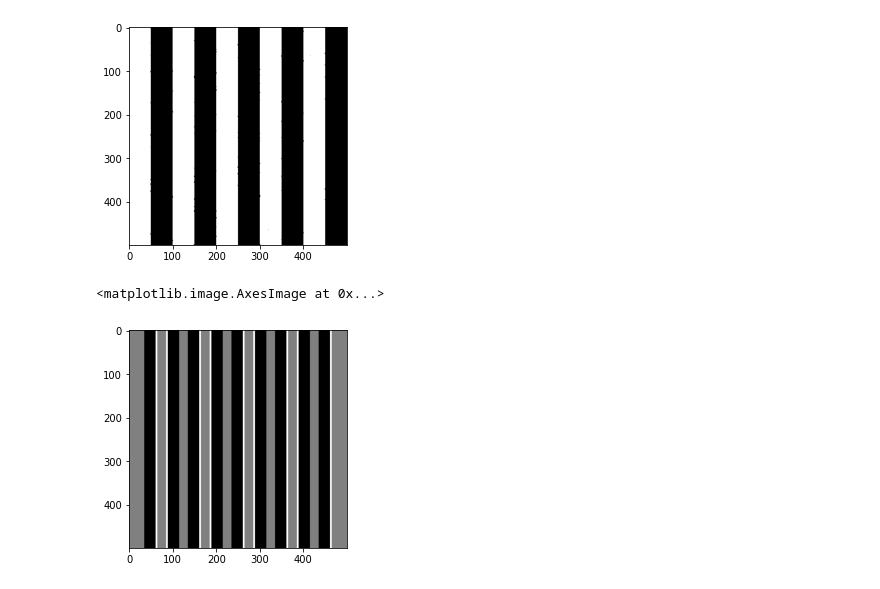
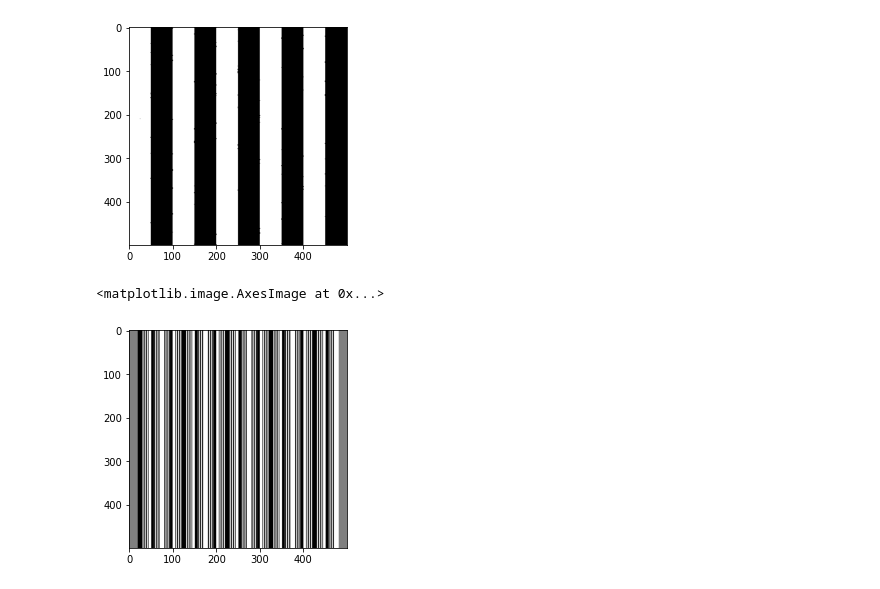
Before and after one commit to GreyImediary/image_processing_labs, a Jupyter notebook: lab4/lab_4.ipynb, the cells around one changed output. Drawn from its saved outputs; the diff is of its cells as text; code cells hidden in the pictures.

```diff
--- a/lab4/lab_4.ipynb
+++ b/lab4/lab_4.ipynb
@@ -55,7 +55,7 @@ a = image(b)
 [figure]
 # %%
 #линейный сглаживающий фильтр
-lineImage = cv2.blur(a, (15, 10))
+lineImage = cv2.blur(a, (50, 50))
 plt.imshow(lineImage, cmap='gray')
 # print (lineImage.shape[1])
 # %% [output]
@@ -80,8 +80,8 @@ plt.imshow(medianImage, cmap='gray')
 # %%
 #Лапласиан
 lapImage = np.array(lineImage.copy(), dtype=np.uint8)
-lapImage = cv2.Laplacian(lapImage, cv2.CV_16S, ksize=17)
+lapImage = cv2.Laplacian(lapImage, cv2.CV_16S, ksize=13)
 plt.imshow(lapImage, cmap='gray')
 # %% [output]
 <matplotlib.image.AxesImage at 0x...>
-[figure, old version]
+[figure, new version]
```
Also changed, not shown: parts of 3 cells of this notebook.
